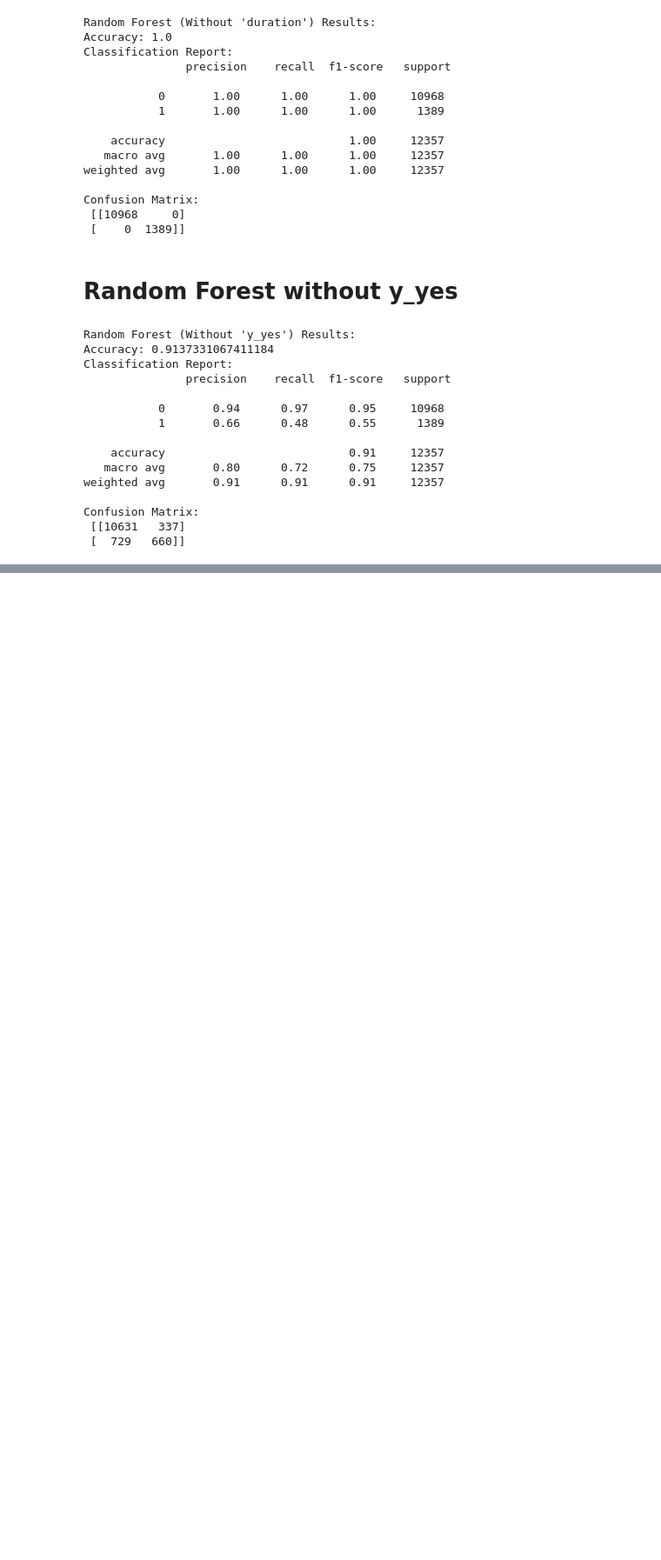
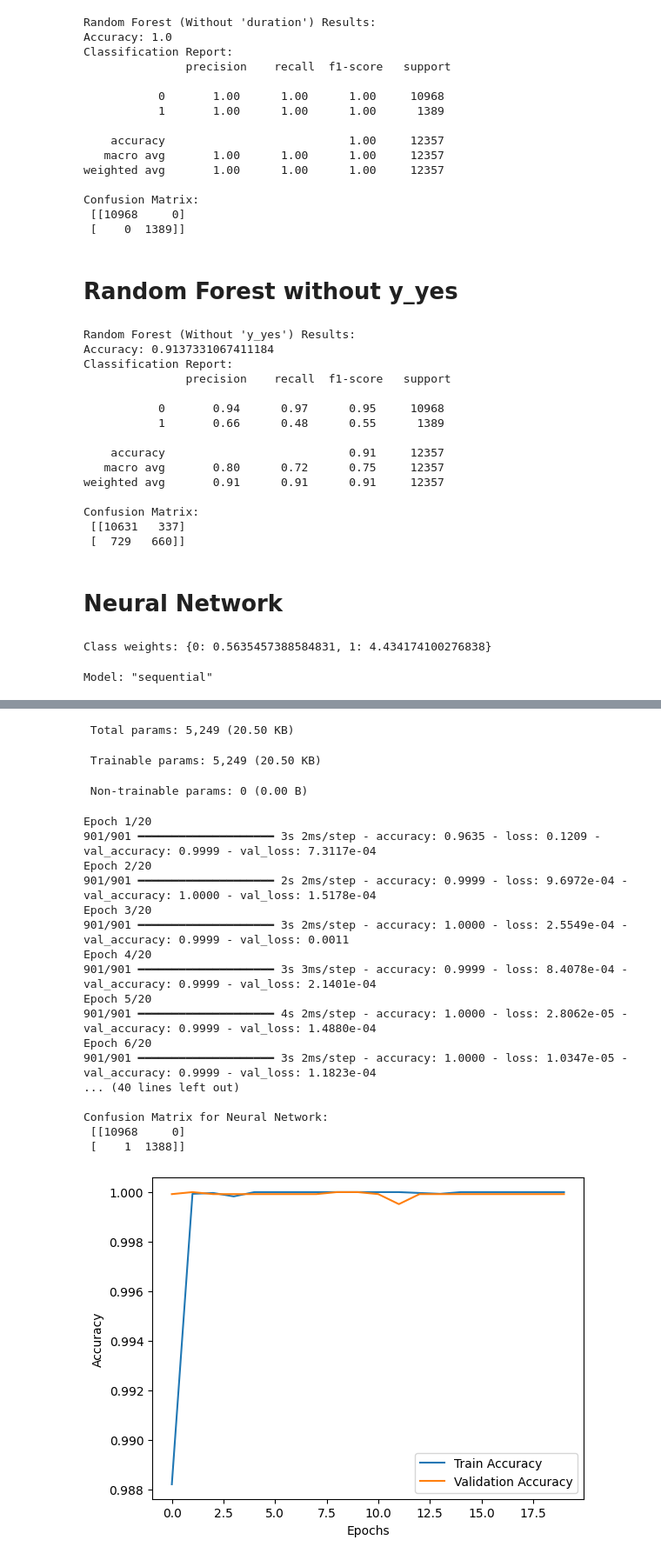
Before and after one commit to Jannahan/CM2604-ML-Coursework, a Jupyter notebook: 2409089_ML.ipynb, the cells around one changed output, grey strips where cells are left out. Shown at 87% size. Cells and saved outputs as stored; diff of their text form; code cells hidden in the pictures; blank space fills up the shorter version.

Commit message:
Created neural networks

```diff
--- a/2409089_ML.ipynb
+++ b/2409089_ML.ipynb
@@ -208,3 +209,56 @@ weighted avg       0.91      0.91      0.91     12357
 Confusion Matrix:
  [[10631   337]
  [  729   660]]
+# %% [markdown]
+# Neural Network
+# %%
+# Standardize the features
+scaler = StandardScaler()
+X_train_scaled = scaler.fit_transform(X_train)
+X_test_scaled = scaler.transform(X_test)
+
+# Compute class weights for imbalanced target
+class_weights = compute_class_weight('balanced', classes=np.unique(y_train), y=y_train)
+class_weights_dict = {i: weight for i, weight in enumerate(class_weights)}
+print("Class weights:", class_weights_dict)
+
+# Build the Neural Network model
+model = Sequential([
+    Dense(64, activation='relu', input_shape=(X_train_scaled.shape[1],)),
+    Dense(32, activation='relu'),
+    Dense(1, activation='sigmoid')
+])
+
+# Compile the model
+model.compile(optimizer='adam', loss='binary_crossentropy', metrics=['accuracy'])
+model.summary()
+
+# Train the model with class weights
+history = model.fit(X_train_scaled, y_train, epochs=20, batch_size=32, validation_data=(X_test_scaled, y_test))
+
+# Evaluate the Neural Network
+print("Neural Network Test Accuracy:", model.evaluate(X_test_scaled, y_test)[1])
+y_pred_nn = (model.predict(X_test_scaled) > 0.5).astype("int32")
+
+# Classification report and confusion matrix
+print("Classification Report for Neural Network:\n", classification_report(y_test, y_pred_nn))
+print("Confusion Matrix for Neural Network:\n", confusion_matrix(y_test, y_pred_nn))
+
+# Plot training and validation accuracy
+plt.plot(history.history['accuracy'], label='Train Accuracy')
+plt.plot(history.history['val_accuracy'], label='Validation Accuracy')
+plt.xlabel('Epochs')
+plt.ylabel('Accuracy')
+plt.legend()
+plt.show()
+
+# Plot training and validation loss
+plt.plot(history.history['loss'], label='Train Loss')
+plt.plot(history.history['val_loss'], label='Validation Loss')
+plt.xlabel('Epochs')
+plt.ylabel('Loss')
+plt.legend()
+plt.show()
+# %% [output]
+Class weights: {0: 0.5635457388584831, 1: 4.434174100276838}
+Model: "sequential"
@@ -210,0 +274,21 @@ Confusion Matrix:
+ Total params: 5,249 (20.50 KB)
+ Trainable params: 5,249 (20.50 KB)
+ Non-trainable params: 0 (0.00 B)
+Epoch 1/20
+901/901 ━━━━━━━━━━━━━━━━━━━━ 3s 2ms/step - accuracy: 0.9635 - loss: 0.1209 - val_accuracy: 0.9999 - val_loss: 7.3117e-04
+Epoch 2/20
+901/901 ━━━━━━━━━━━━━━━━━━━━ 2s 2ms/step - accuracy: 0.9999 - loss: 9.6972e-04 - val_accuracy: 1.0000 - val_loss: 1.5178e-04
+Epoch 3/20
+901/901 ━━━━━━━━━━━━━━━━━━━━ 3s 2ms/step - accuracy: 1.0000 - loss: 2.5549e-04 - val_accuracy: 0.9999 - val_loss: 0.0011
+Epoch 4/20
+901/901 ━━━━━━━━━━━━━━━━━━━━ 3s 3ms/step - accuracy: 0.9999 - loss: 8.4078e-04 - val_accuracy: 0.9999 - val_loss: 2.1401e-04
+Epoch 5/20
+901/901 ━━━━━━━━━━━━━━━━━━━━ 4s 2ms/step - accuracy: 1.0000 - loss: 2.8062e-05 - val_accuracy: 0.9999 - val_loss: 1.4880e-04
+Epoch 6/20
+901/901 ━━━━━━━━━━━━━━━━━━━━ 3s 2ms/step - accuracy: 1.0000 - loss: 1.0347e-05 - val_accuracy: 0.9999 - val_loss: 1.1823e-04
+... (40 lines left out)
+
+Confusion Matrix for Neural Network:
+ [[10968     0]
+ [    1  1388]]
+[figure, added]
```
Also changed, not shown: parts of 2 cells of this notebook.
